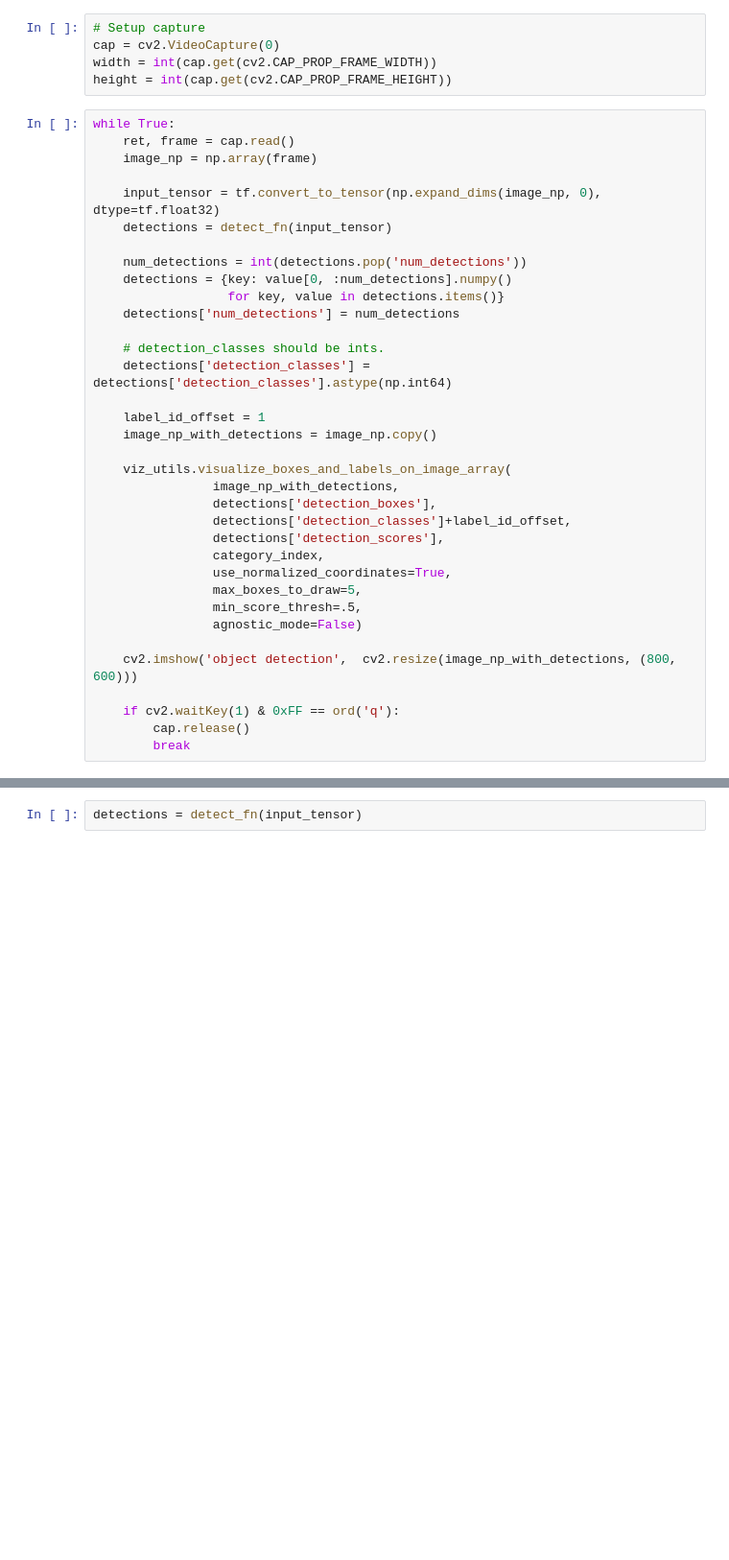
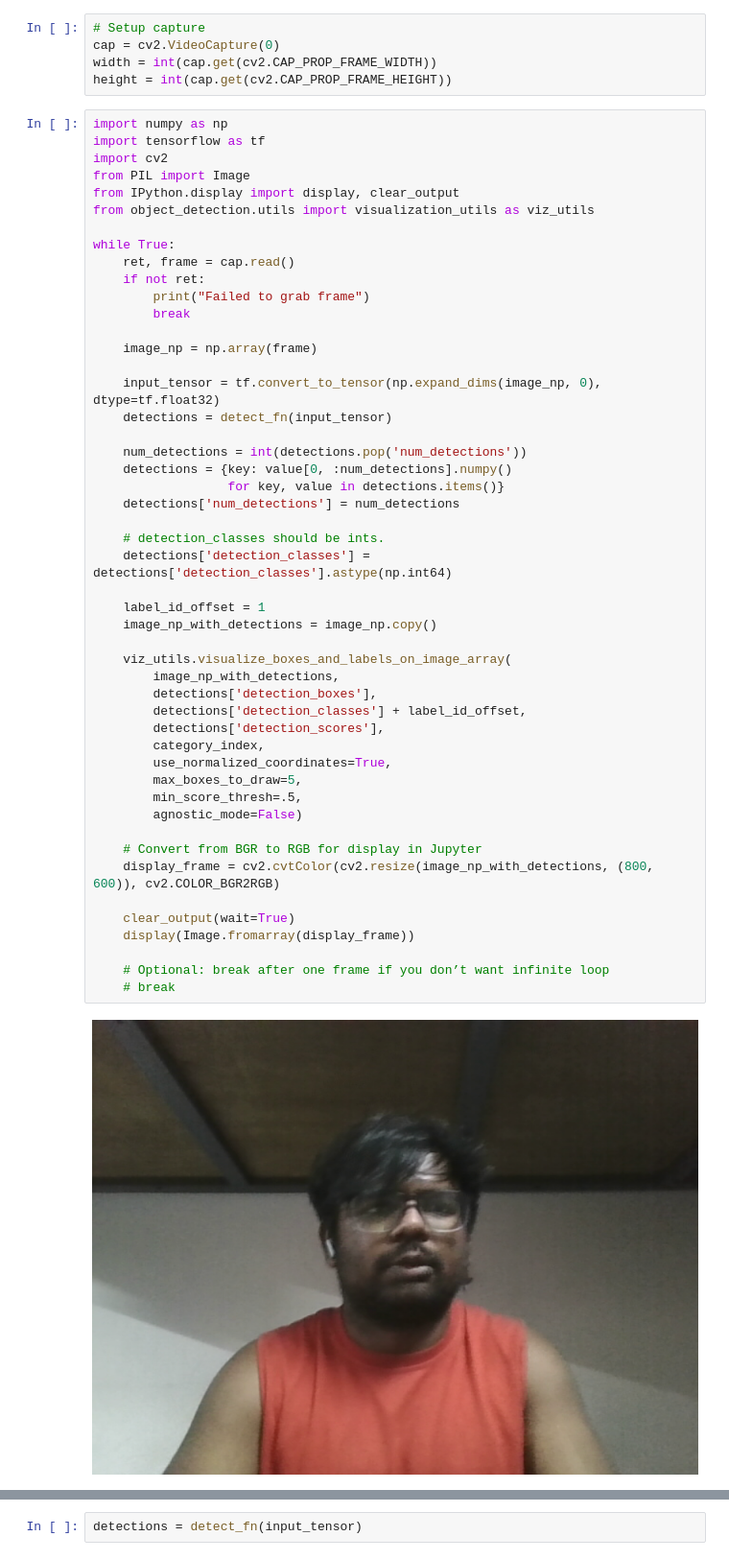
Before and after one commit to tarunpr11/Sign-Language-App, a Jupyter notebook: Tutorial.ipynb, the cells around one changed output, grey strips where cells are left out. Shown at 96% size. Saved outputs shown, nothing was run; the diff lists cells and outputs as text; blank space fills up the shorter version.

```diff
--- a/Tutorial.ipynb
+++ b/Tutorial.ipynb
@@ -164,37 +171,53 @@ cap = cv2.VideoCapture(0)
 width = int(cap.get(cv2.CAP_PROP_FRAME_WIDTH))
 height = int(cap.get(cv2.CAP_PROP_FRAME_HEIGHT))
 # %%
+import numpy as np
+import tensorflow as tf
+import cv2
+from PIL import Image
+from IPython.display import display, clear_output
+from object_detection.utils import visualization_utils as viz_utils
+
 while True:
     ret, frame = cap.read()
+    if not ret:
+        print("Failed to grab frame")
+        break
+
     image_np = np.array(frame)
 
     input_tensor = tf.convert_to_tensor(np.expand_dims(image_np, 0), dtype=tf.float32)
     detections = detect_fn(input_tensor)
 
     num_detections = int(detections.pop('num_detections'))
     detections = {key: value[0, :num_detections].numpy()
                   for key, value in detections.items()}
     detections['num_detections'] = num_detections
 
     # detection_classes should be ints.
     detections['detection_classes'] = detections['detection_classes'].astype(np.int64)
 
     label_id_offset = 1
     image_np_with_detections = image_np.copy()
 
     viz_utils.visualize_boxes_and_labels_on_image_array(
-                image_np_with_detections,
-                detections['detection_boxes'],
-                detections['detection_classes']+label_id_offset,
-                detections['detection_scores'],
-                category_index,
-                use_normalized_coordinates=True,
-                max_boxes_to_draw=5,
-                min_score_thresh=.5,
-                agnostic_mode=False)
+        image_np_with_detections,
+        detections['detection_boxes'],
+        detections['detection_classes'] + label_id_offset,
+        detections['detection_scores'],
+        category_index,
+        use_normalized_coordinates=True,
+        max_boxes_to_draw=5,
+        min_score_thresh=.5,
+        agnostic_mode=False)
 
-    cv2.imshow('object detection',  cv2.resize(image_np_with_detections, (800, 600)))
+    # Convert from BGR to RGB for display in Jupyter
+    display_frame = cv2.cvtColor(cv2.resize(image_np_with_detections, (800, 600)), cv2.COLOR_BGR2RGB)
 
-    if cv2.waitKey(1) & 0xFF == ord('q'):
-        cap.release()
-        break
+    clear_output(wait=True)
+    display(Image.fromarray(display_frame))
+
+    # Optional: break after one frame if you don’t want infinite loop
+    # break
+# %% [output]
+[figure, added]
```
Also changed, not shown: parts of 3 cells of this notebook.
